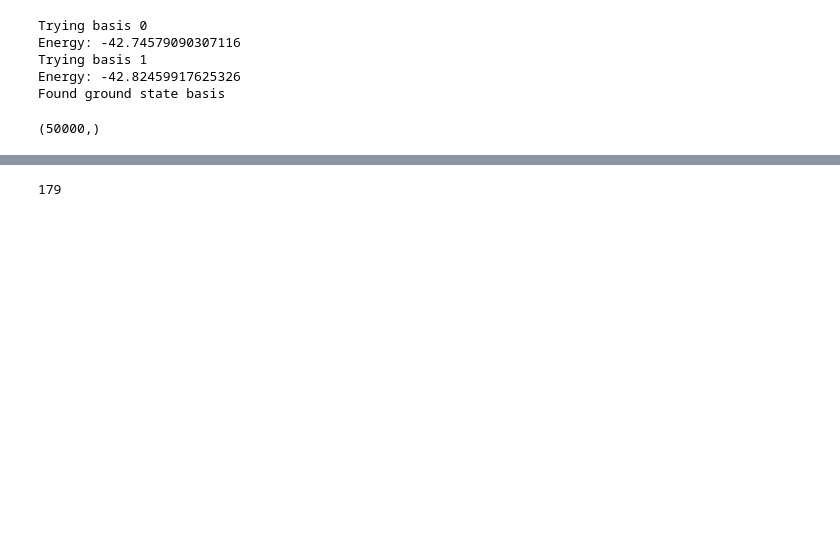
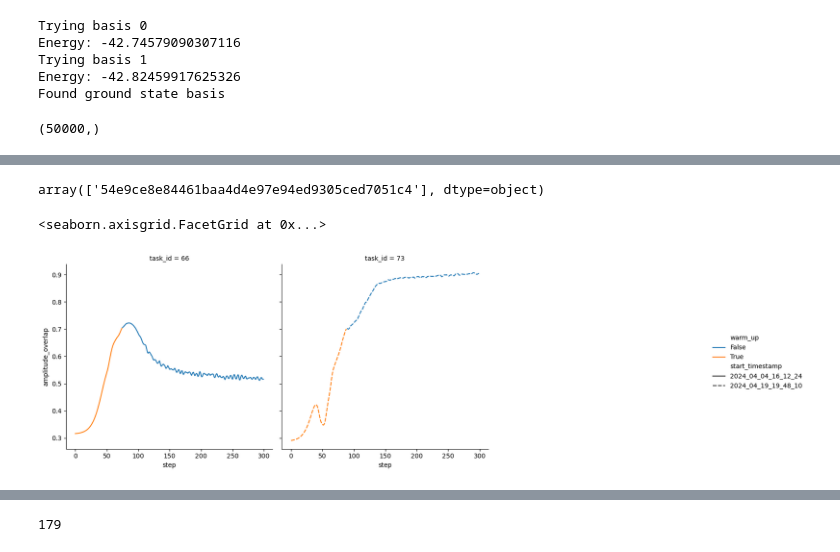
Before and after one commit to ischurov/frustrations-eda, a Jupyter notebook: vmc_ising.ipynb, the cells around one changed output, grey strips where cells are left out. Drawn from its saved outputs; the diff is of its cells as text; code cells hidden in the pictures; blank space fills up the shorter version.

```diff
--- a/vmc_ising.ipynb
+++ b/vmc_ising.ipynb
@@ -82,12 +85,14 @@ eval_set.shape
 # %% [output]
 (50000,)
 # %%
-load_tasks = ['73', '74']
+load_tasks = ["66", "67", "73", "75", "76", "77"]
 df = (
     read_jsonl_to_df(
         chain(*[list(output_dir.glob(f"{task}/results.jsonl")) for task in load_tasks])
-     #   + list(output_dir.glob("58/results.jsonl"))
-    ).fillna(keep_serializable(default_config))
+        #   + list(output_dir.glob("58/results.jsonl"))
+    )
+    .fillna({"config_" + k: v for k, v in keep_serializable(default_config).items()})
+    .fillna({"run": 0})
     # .assign(
     #     n_signs_updated=lambda df: df.groupby("task_id")["signs_updated"].transform(
     #         "cumsum"
@@ -108,0 +158,22 @@ array([65, 60, 63, 64, 67, 62, 66, 61, 72, 71])
+# %%
+df.query('task_id == 66')['git_hash'].unique()
+# %% [output]
+array(['54e9ce8e84461baa4d4e97e94ed9305ced7051c4'], dtype=object)
+# %%
+sns.relplot(
+    data=df.query("task_id in [73, 66]  and step < 300").pipe(column_to(str, "run")),
+    x="step",
+    y="amplitude_overlap",
+    #    hue="config_sign_reconstruction.full_spin_regularization",
+    #    col="config_sign_update_period",
+    hue="warm_up",
+    #    hue='run',
+    kind="line",
+    col="task_id",
+    col_wrap=3,
+    style="start_timestamp",
+    # errorbar='sd'
+)
+# %% [output]
+<seaborn.axisgrid.FacetGrid at 0x...>
+[figure, added]
```
Also changed, not shown: parts of 10 cells of this notebook, 2 other files.
